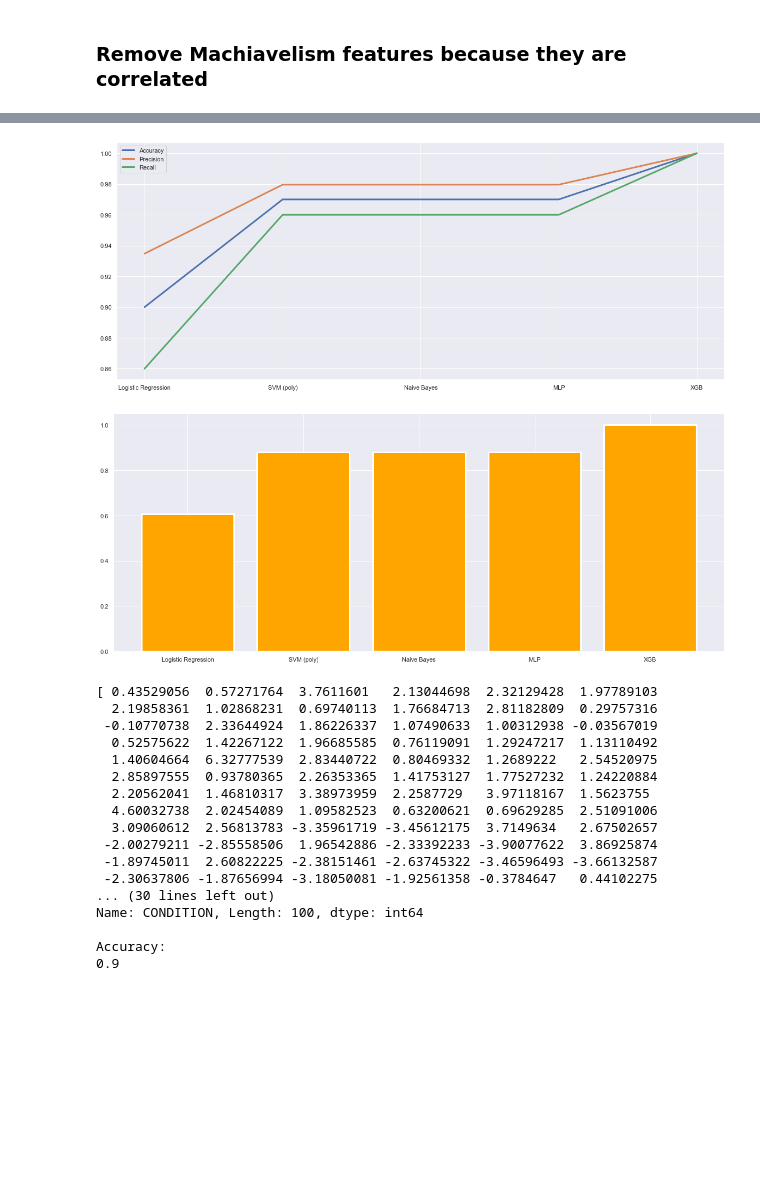
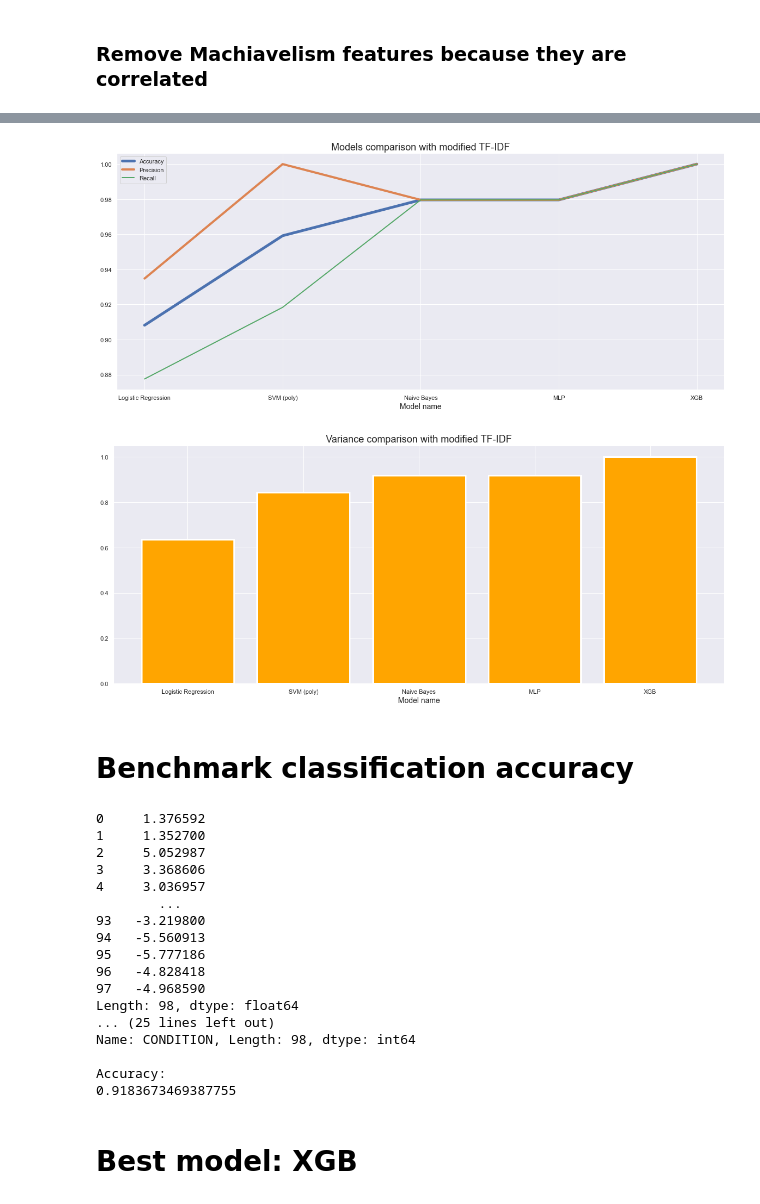
Before and after one commit to noran9/cbsd, a Jupyter notebook: classification_and_comparison.ipynb, the cells around one changed output, grey strips where cells are left out. Saved outputs shown, nothing was run; the diff lists cells and outputs as text; code cells hidden in the pictures; blank space fills up the shorter version.

```diff
--- a/classification_and_comparison.ipynb
+++ b/classification_and_comparison.ipynb
@@ -510,4 +381,15 @@ plt.savefig('classification-variance', transparent=True)
 # %%
+train = pd.read_csv('tfidf_train_dataset.csv')
+test = pd.read_csv('tfidf_test_dataset.csv')
+
+train["CONDITION"] = train.CONDITION.map({"H":0, "D":1})
+test["CONDITION"] = test.CONDITION.map({"H":0, "D":1})
+
+X_train = train.iloc[:,0:12]
+y_train = train['CONDITION']
+X_test= test.iloc[:,0:12]
+y_test = test['CONDITION']
+
 tf_idf_scores = pd.DataFrame(columns = ['model', 'accuracy', 'precision', 'recall', 'variance',  'roc_auc'])
 
 model_logreg = LogisticRegression()
@@ -562,5 +444,5 @@ tf_idf_scores
 # %%
-mlp = MLPClassifier(hidden_layer_sizes = (100,), verbose=True, max_iter=300, alpha=1e-4, solver='sgd', tol=1e-4, learning_rate_init=.1, random_state=0)
+mlp = MLPClassifier(hidden_layer_sizes = (50,), verbose=0, max_iter=300, alpha=1e-4, solver='sgd', tol=1e-4, learning_rate_init=.1, random_state=0)
 mlp.fit(X_train, y_train)
 y_pred = mlp.predict(X_test)
 
@@ -620,26 +483,26 @@ tf_idf_scores
 # %%
-import matplotlib.pyplot as plt
-
-import seaborn as sns
-sns.set_theme(style = 'darkgrid')
-plt.rcParams["figure.figsize"] = (20,8)
-
-plt.plot(range(len(tf_idf_scores)), tf_idf_scores['accuracy'], lw=3, label = 'Accuracy')
+plt.plot(range(len(tf_idf_scores)), tf_idf_scores['accuracy'], lw=5, label = 'Accuracy')
 #plt.plot(range(1,13), df_results['variance'], lw=3, label = 'Variance')
-plt.plot(range(len(tf_idf_scores)), tf_idf_scores['precision'], lw=3, label = 'Precision')
-plt.plot(range(len(tf_idf_scores)), tf_idf_scores['recall'], lw=3, label = 'Recall')
+plt.plot(range(len(tf_idf_scores)), tf_idf_scores['precision'], lw=4, label = 'Precision')
+plt.plot(range(len(tf_idf_scores)), tf_idf_scores['recall'], lw=2, label = 'Recall')
 #plt.plot(range(len(tf_idf_scores)), tf_idf_scores['roc_auc'], lw=3, label = 'Roc Auc Score')
 plt.xticks(range(len(tf_idf_scores)), tf_idf_scores['model'])
 plt.legend()
-plt.savefig('classification-comparison-tfidf', transparent=True)
+plt.xlabel('Model name', size=14)
+plt.title('Models comparison with modified TF-IDF', size=18)
+plt.savefig('classification-comparison-tfidf', bbox_inches='tight')
 # %% [output]
-[figure, old version]
+[figure, new version]
 # %%
 plt.bar(range(len(tf_idf_scores)), tf_idf_scores['variance'], lw=3, label = 'Variance', color='orange')
 plt.xticks(range(len(tf_idf_scores)), tf_idf_scores['model'])
-plt.savefig('variance-comparison-tfidf', transparent=True)
+plt.xlabel('Model name', size=14)
+plt.title('Variance comparison with modified TF-IDF', size=18)
+plt.savefig('variance-comparison-tfidf', bbox_inches='tight')
 # %% [output]
-[figure, old version]
+[figure, new version]
+# %% [markdown]
+# Benchmark classification accuracy
 # %%
 # Benchmark accuracy for classification:
 
@@ -663,20 +526,22 @@ print(comparison_vector)
 print("\nAccuracy: ")
 print(sum(classification == comparison_vector) / len(classification))
 # %% [output]
-[ 0.43529056  0.57271764  3.7611601   2.13044698  2.32129428  1.97789103
-  2.19858361  1.02868231  0.69740113  1.76684713  2.81182809  0.29757316
- -0.10770738  2.33644924  1.86226337  1.07490633  1.00312938 -0.03567019
-  0.52575622  1.42267122  1.96685585  0.76119091  1.29247217  1.13110492
-  1.40604664  6.32777539  2.83440722  0.80469332  1.2689222   2.54520975
-  2.85897555  0.93780365  2.26353365  1.41753127  1.77527232  1.24220884
-  2.20562041  1.46810317  3.38973959  2.2587729   3.97118167  1.5623755
-  4.60032738  2.02454089  1.09582523  0.63200621  0.69629285  2.51091006
-  3.09060612  2.56813783 -3.35961719 -3.45612175  3.7149634   2.67502657
- -2.00279211 -2.85558506  1.96542886 -2.33392233 -3.90077622  3.86925874
- -1.89745011  2.60822225 -2.38151461 -2.63745322 -3.46596493 -3.66132587
- -2.30637806 -1.87656994 -3.18050081 -1.92561358 -0.3784647   0.44102275
-... (30 lines left out)
-Name: CONDITION, Length: 100, dtype: int64
+0     1.376592
+1     1.352700
+2     5.052987
+3     3.368606
+4     3.036957
+        ...
+93   -3.219800
+94   -5.560913
+95   -5.777186
+96   -4.828418
+97   -4.968590
+Length: 98, dtype: float64
+... (25 lines left out)
+Name: CONDITION, Length: 98, dtype: int64
 
 Accuracy:
-0.9
+0.9183673469387755
+# %% [markdown]
+# Best model: XGB
```
Also changed, not shown: parts of 43 cells of this notebook, 2 other files.
